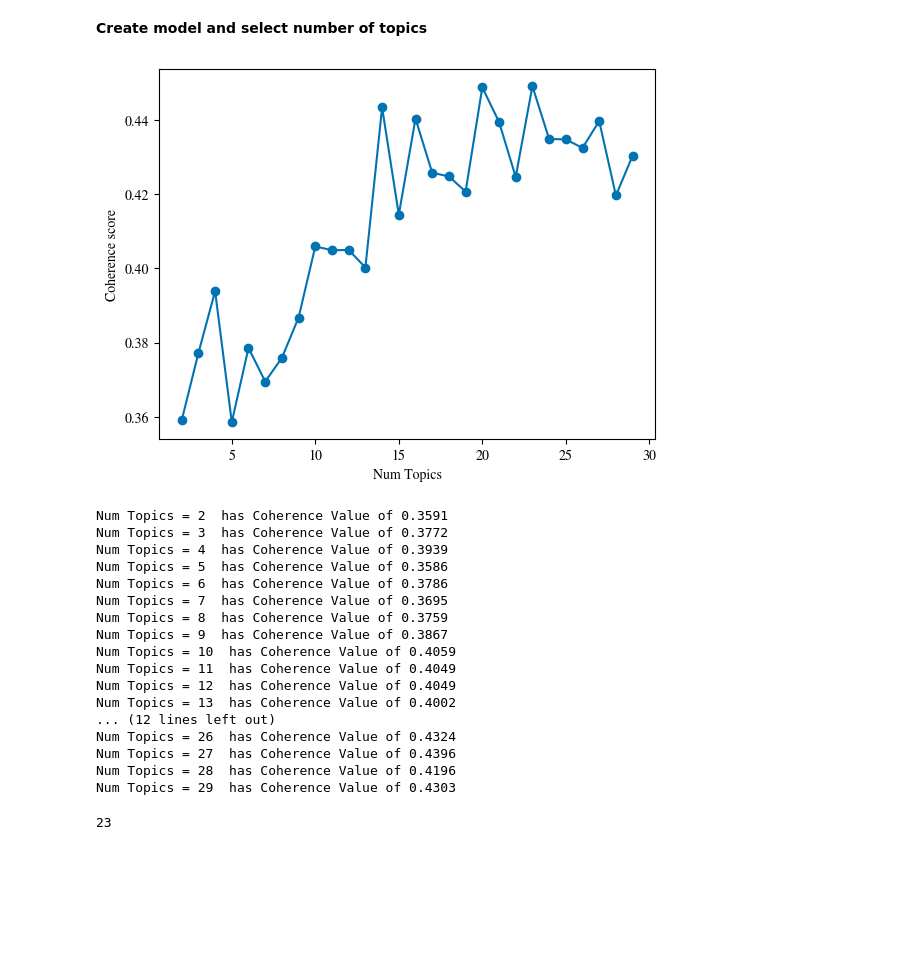
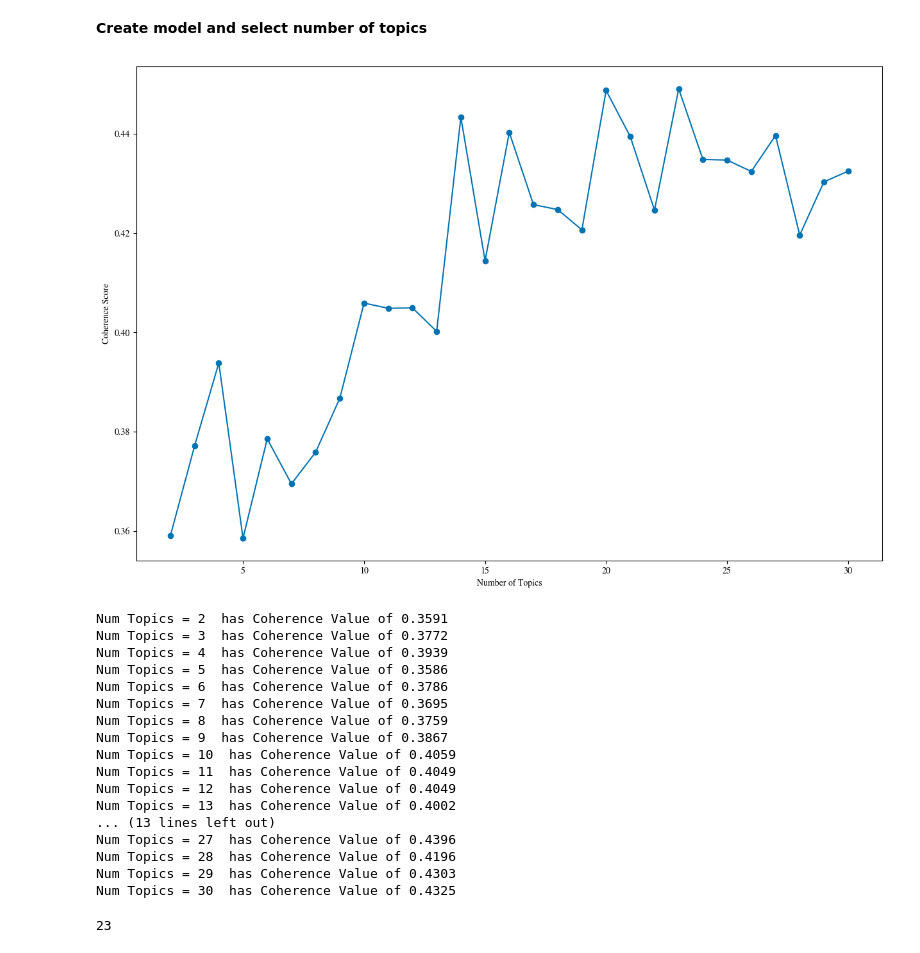
Before and after one commit to vivkow/MA_Neuro, a Jupyter notebook: LDA_topics.ipynb, the cells around one changed output. Saved outputs shown, nothing was run; the diff lists cells and outputs as text; code cells hidden in the pictures; blank space fills up the shorter version.

Commit message:
Adjusted plots

```diff
--- a/LDA_topics.ipynb
+++ b/LDA_topics.ipynb
@@ -136,7 +136,8 @@ corpus = [id2word.doc2bow(text) for text in texts]
 # %%
 #mallet_path = '/Users/storm/rsc/mallet-2.0.8/bin/mallet' # ?????
 # %%
-limit = 30 #9 # Adjust according to stabilization of coherence score
+# Remember to add +1 to the limit because the limit is exclusive
+limit = 31 #9 # Adjust according to stabilization of coherence score
 # %%
 #print(gensim.__version__)
 # %%
@@ -170,18 +171,18 @@ model_list, coherence_values = compute_coherence_values_gensim(id2word, corpus,
 # %%
 #plt.rcParams['font.family'] = 'serif'
 #plt.rcParams['font.serif'] = 'Computer Modern Roman'
 plt.rcParams['mathtext.fontset'] = 'stix'
 plt.rcParams['font.family'] = 'STIXGeneral'
 
-fig = plt.subplots()
-
+#fig = plt.subplots()
+plt.figure(figsize=(15, 10))
 num_of_topics = range(2, limit, 1) # Start with two at least, makes no sense otherwise
 plt.plot(num_of_topics, coherence_values, '-o')
 
-plt.xlabel("Num Topics")
-plt.ylabel("Coherence score");
+plt.xlabel("Number of Topics")
+plt.ylabel("Coherence Score");
 # %% [output]
-[figure, old version]
+[figure, new version]
 # %%
 for num, cv in zip(num_of_topics, coherence_values):
     print("Num Topics =", num, " has Coherence Value of", round(cv, 4)) # 4 for 4 digits
@@ -198,11 +199,11 @@ Num Topics = 10  has Coherence Value of 0.4059
 Num Topics = 11  has Coherence Value of 0.4049
 Num Topics = 12  has Coherence Value of 0.4049
 Num Topics = 13  has Coherence Value of 0.4002
-... (12 lines left out)
-Num Topics = 26  has Coherence Value of 0.4324
+... (13 lines left out)
 Num Topics = 27  has Coherence Value of 0.4396
 Num Topics = 28  has Coherence Value of 0.4196
 Num Topics = 29  has Coherence Value of 0.4303
+Num Topics = 30  has Coherence Value of 0.4325
 # %%
 max_coherence_value = max(coherence_values)
 max_index = coherence_values.index(max_coherence_value) # the number of topics will be where there is the highest coherence value
```
Also changed, not shown: parts of 19 cells of this notebook, 1 other file.
